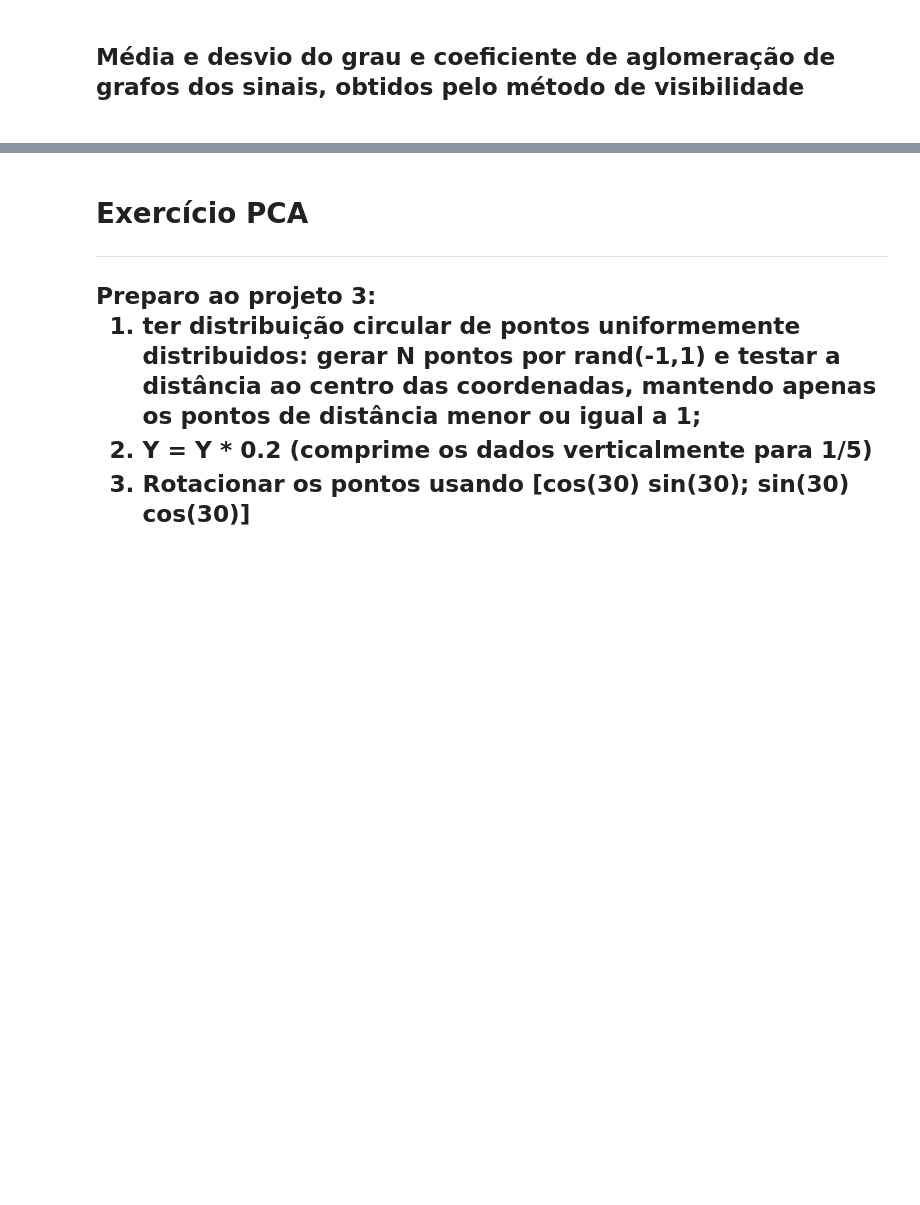
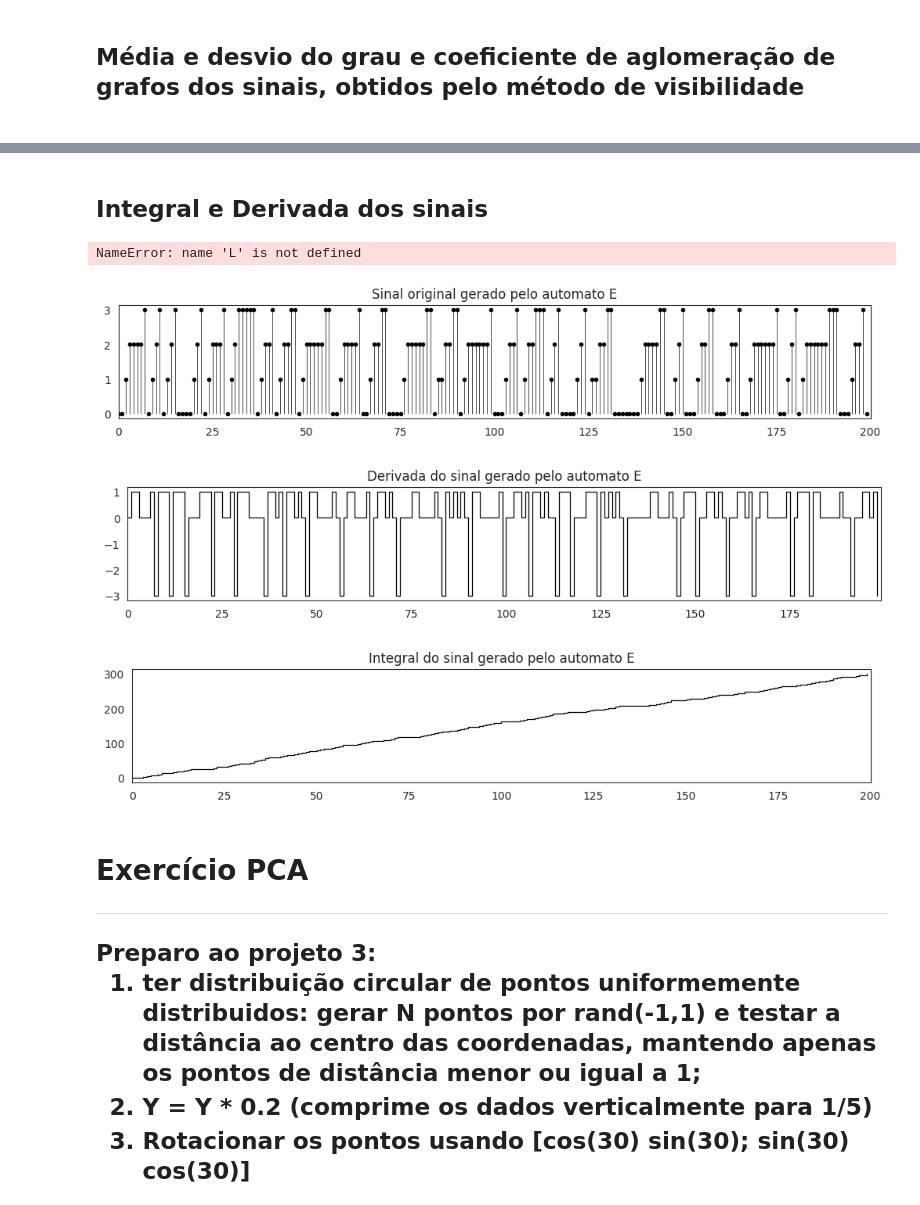
Before and after one commit to filipemarinho/pattern-recognition, a Jupyter notebook: Relatorios/1/PrimeiraEntregaFilipeMarinho.ipynb, the cells around one changed output, grey strips where cells are left out. Saved outputs shown, nothing was run; the diff lists cells and outputs as text; code cells hidden in the pictures; blank space fills up the shorter version.

```diff
--- a/Relatorios/1/PrimeiraEntregaFilipeMarinho.ipynb
+++ b/Relatorios/1/PrimeiraEntregaFilipeMarinho.ipynb
@@ -217,3 +217,35 @@ Coeficiente de aglomeração: 0.03
+# %% [markdown]
+## Integral e Derivada dos sinais
+# %%
+dl = Derivative(L)
+intl = Integral(L)
+plot(L)
+plot(intl)
+plot(dl)
+
+
+means, std, entropy, eveness = [], [], [], []
+for split_signal in splits_e:
+    means.append(Intersymbol(split_signal).mean())
+    std.append(Intersymbol(split_signal).std())
+    entropy.append(Entropy(Relative_freq(Intersymbol(split_signal))))
+    eveness.append(Evenness(Relative_freq(Intersymbol(split_signal))))
+data = {"Média":means, "Desvio": std, "Entropia": entropy, "Eveness":eveness}
+print(pd.DataFrame(data))
+# %% [output]
+NameError: name 'L' is not defined
+# %%
+plot_stem(automato_e, "Sinal original gerado pelo automato E")
+
+dE = Derivative(automato_e)
+plot_line(dE, "Derivada do sinal gerado pelo automato E")
+
+sE = Integral(automato_e)
+plot_line(sE, "Integral do sinal gerado pelo automato E")
+# %% [output]
+[figure, added]
+[figure, added]
+[figure, added]
 # %% [markdown]
 # Exercício PCA
 
```
Also changed, not shown: parts of 9 cells of this notebook, 10 other files.
